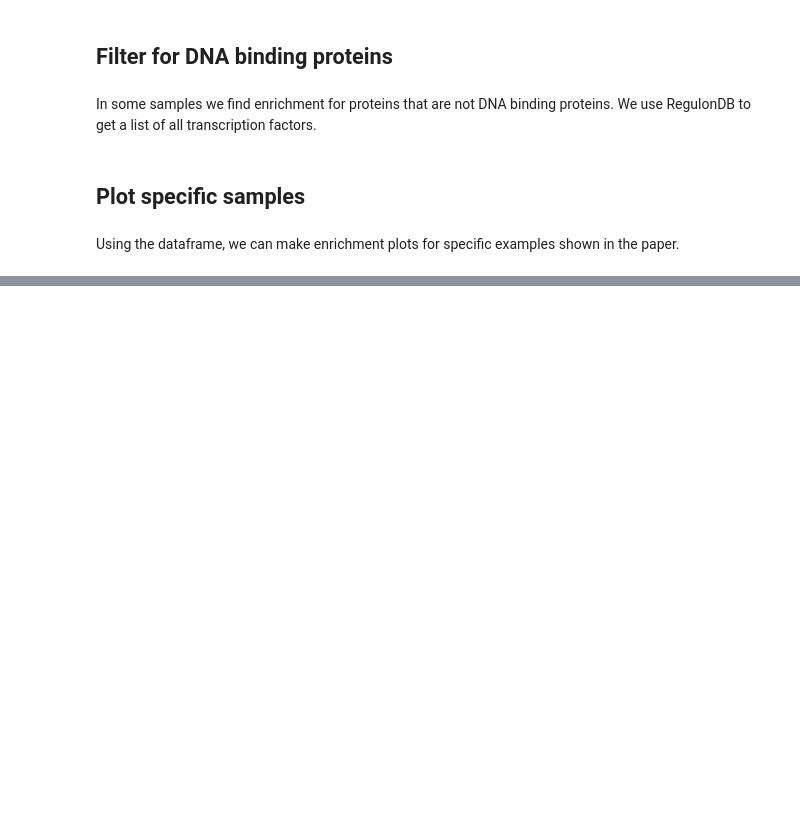
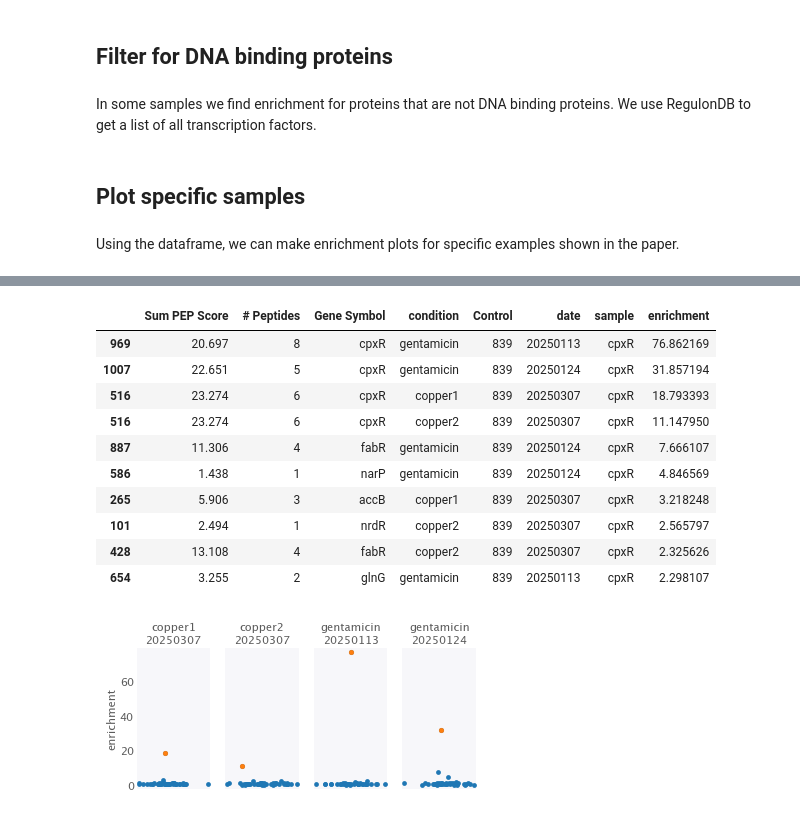
Before and after one commit to RPGroup-PBoC/reg-seq_env, a Jupyter notebook: code/processing/mass-spec/parsing_mass_spec.ipynb, the cells around one changed output, grey strips where cells are left out. Saved outputs shown, nothing was run; the diff lists cells and outputs as text; code cells hidden in the pictures; blank space fills up the shorter version.

```diff
--- a/code/processing/mass-spec/parsing_mass_spec.ipynb
+++ b/code/processing/mass-spec/parsing_mass_spec.ipynb
@@ -1086,0 +1351,17 @@ fig.savefig("yadI_CRP_tomtom.pdf")
+# %%
+fig, ax, df = plot_mass_spec(df_combined, 'cpxR', filter_binding_proteins=True, highlighted_genes=['cpxR'], filter_control='839', yscale="linear")
+fig.savefig("../../../figures/cpxR_mass-spec.pdf")
+df.head(10)
+# %% [output]
+|  | Sum PEP Score | # Peptides | Gene Symbol | condition | Control | date | sample | enrichment |
+| 969 | 20.697 | 8 | cpxR | gentamicin | 839 | 20250113 | cpxR | 76.862169 |
+| 1007 | 22.651 | 5 | cpxR | gentamicin | 839 | 20250124 | cpxR | 31.857194 |
+| 516 | 23.274 | 6 | cpxR | copper1 | 839 | 20250307 | cpxR | 18.793393 |
+| 516 | 23.274 | 6 | cpxR | copper2 | 839 | 20250307 | cpxR | 11.147950 |
+| 887 | 11.306 | 4 | fabR | gentamicin | 839 | 20250124 | cpxR | 7.666107 |
+| 586 | 1.438 | 1 | narP | gentamicin | 839 | 20250124 | cpxR | 4.846569 |
+| 265 | 5.906 | 3 | accB | copper1 | 839 | 20250307 | cpxR | 3.218248 |
+| 101 | 2.494 | 1 | nrdR | copper2 | 839 | 20250307 | cpxR | 2.565797 |
+| 428 | 13.108 | 4 | fabR | copper2 | 839 | 20250307 | cpxR | 2.325626 |
+| 654 | 3.255 | 2 | glnG | gentamicin | 839 | 20250113 | cpxR | 2.298107 |
+[figure, added]
```
Also changed, not shown: parts of 95 cells of this notebook, 11 other files.
